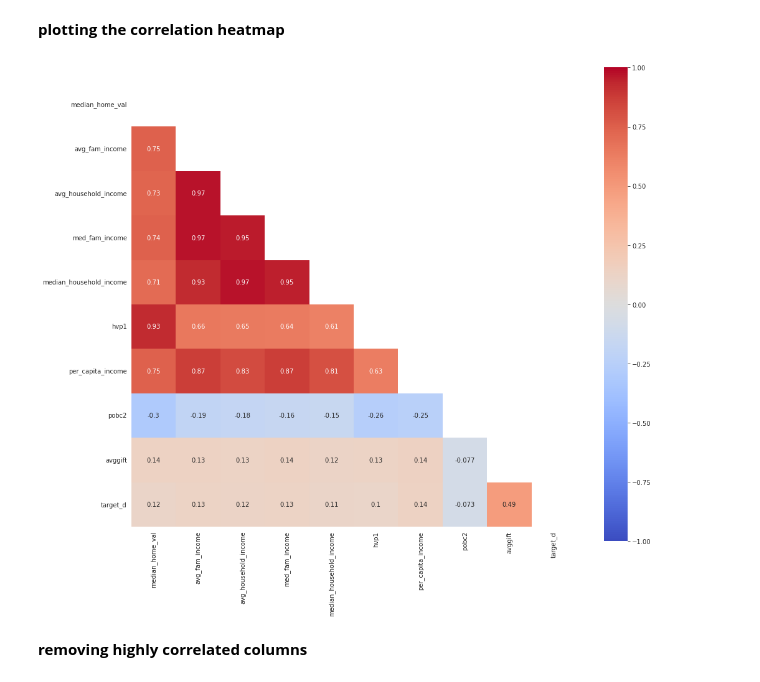
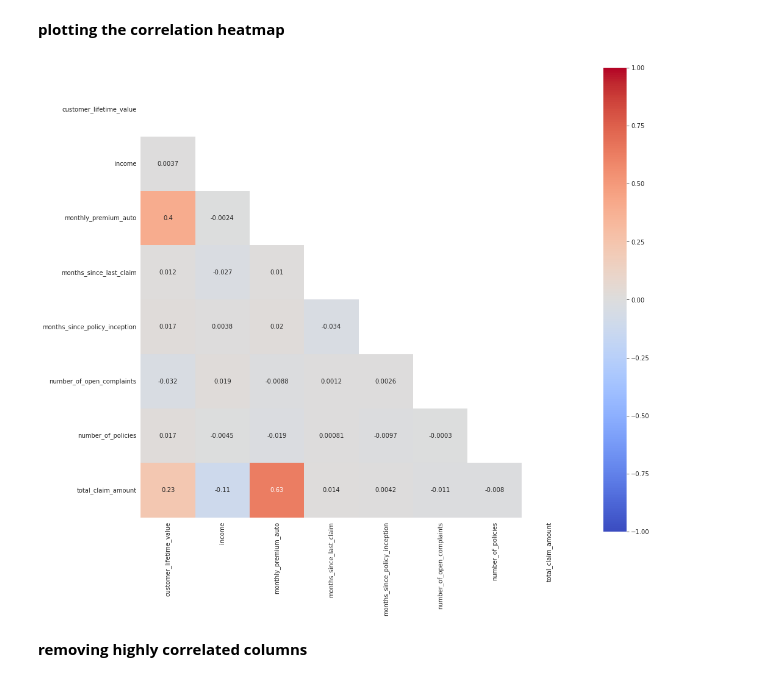
Before and after one commit to marsango16/IronEvans, a Jupyter notebook: WEEK4_Day2_Intro_To_Pandas_Healthcare For_All_Modeling 2.ipynb, the cells around one changed output. Cells and saved outputs as stored; diff of their text form; code cells hidden in the pictures.

```diff
--- a/WEEK4_Day2_Intro_To_Pandas_Healthcare For_All_Modeling 2.ipynb
+++ b/WEEK4_Day2_Intro_To_Pandas_Healthcare For_All_Modeling 2.ipynb
@@ -61,12 +84,12 @@ sns.pairplot(hk_df.select_dtypes(np.number)) # pairplot generates a grid of scat
 # %%
-corr = hk_df.corr()
+corr = df.corr()
 mask = np.zeros_like(corr)
 mask[np.triu_indices_from(mask)] = True # trick to filter out the upper-right triangle, which is redundant due to symmetry
 with sns.axes_style("white"):
     f, ax = plt.subplots(figsize=(16, 14))
     ax = sns.heatmap(corr, mask=mask,cmap='coolwarm', vmin=-1,vmax=1,annot=True, square=True)
 # %% [output]
-[figure, old version]
+[figure, new version]
 # %% [markdown]
 <b> removing highly correlated columns
 # %%
```
Also changed, not shown: parts of 22 cells of this notebook.
